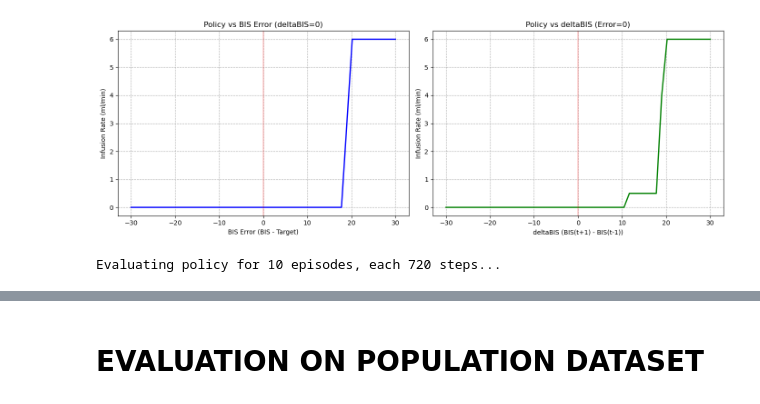
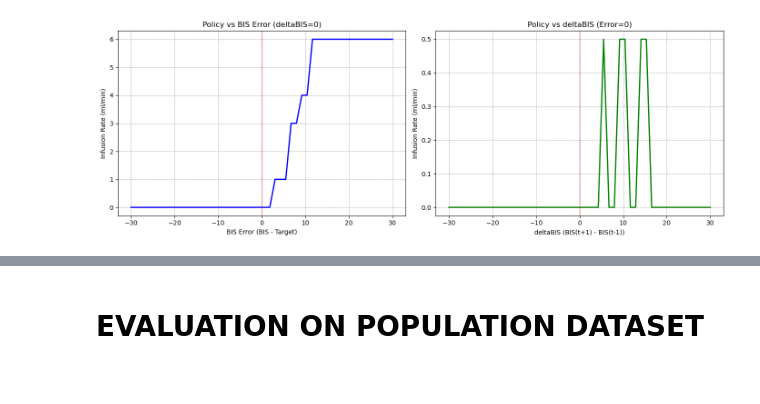
Before and after one commit to codinghaytam/anesthesia, a Jupyter notebook: Dp-value-bis-deltabis.ipynb, the cells around one changed output, grey strips where cells are left out. Drawn from its saved outputs; the diff is of its cells as text; code cells hidden in the pictures.

Commit message:
model retraining and removing bad scripts
- removing script that have as a goal to reduce training time
- fixing issues with training code
- retraining the models
- metrics are stored in json now

```diff
--- a/Dp-value-bis-deltabis.ipynb
+++ b/Dp-value-bis-deltabis.ipynb
@@ -7,9 +7,12 @@ from pathlib import Path
 # TRAINING CONFIGURATION
 # ============================================================================
 
-EPISODES = 100000
+EPISODES = 1000000
 GAMMA = 0.69
-
+STEPS_PER_EPISODE = 120
+FORCE_RETRAIN = True
+MIN_EPISODES_BEFORE_STOP = 50
+CONVERGENCE_TOL = 1e-6
 # ============================================================================
 # PK/PD PARAMETERS (Schnider Model)
 # ============================================================================
@@ -26,7 +29,7 @@ BIS_TARGET = 50.0
 
 ACTIONS = [0.0, 0.5, 1.0, 2.0, 3.0, 4.0, 6.0]
 BINS_PER_FEAT = 10
-NUM_STATES = BINS_PER_FEAT**2  # 100 states
+NUM_STATES = BINS_PER_FEAT**6  # 1,000,000 states (6 fuzzy features, each with 10 bins)
 
 # ============================================================================
 # EVALUATION CONFIGURATION
@@ -64,28 +67,27 @@ def get_fuzzy_features(bis_error, deltabis):
     """Build fuzzy features from BIS error and deltaBIS."""
     error_scaled = np.clip(bis_error / 20.0, -1, 1)
     mu_error_neg = max(0, -error_scaled)
+    mu_error_zero = max(0, 1.0 - abs(error_scaled))
     mu_error_pos = max(0, error_scaled)
 
     delta_scaled = np.clip(deltabis / 20.0, -1, 1)
     mu_delta_neg = max(0, -delta_scaled)
+    mu_delta_zero = max(0, 1.0 - abs(delta_scaled))
     mu_delta_pos = max(0, delta_scaled)
 
-    return np.array([mu_error_neg, mu_error_pos, mu_delta_neg, mu_delta_pos])
+    return np.array([mu_error_neg, mu_error_zero, mu_error_pos, mu_delta_neg, mu_delta_zero, mu_delta_pos])
 
 
 def state_to_idx(features):
     """Map fuzzy features to integer state index in [0, NUM_STATES-1]."""
     features = np.asarray(features)
-    if features.shape != (4,):
-        raise ValueError(f"features must be length-4 vector, got shape {features.shape}")
+    if features.shape != (6,):
+        raise ValueError(f"features must be length-6 vector, got shape {features.shape}")
 
-    error_feat = (features[1] - features[0]) * (BINS_PER_FEAT - 1)
-    delta_feat = (features[3] - features[2]) * (BINS_PER_FEAT - 1)
-
-    error_bin = int(np.clip(error_feat, 0, BINS_PER_FEAT - 1))
-    delta_bin = int(np.clip(delta_feat, 0, BINS_PER_FEAT - 1))
-
-    idx = error_bin * BINS_PER_FEAT + delta_bin
+    bins = np.clip((features * (BINS_PER_FEAT - 1)), 0, BINS_PER_FEAT - 1).astype(int)
+    idx = 0
+    for b in bins:
+        idx = idx * BINS_PER_FEAT + int(b)
     return idx
 
 
@@ -106,27 +108,33 @@ print("DYNAMIC PROGRAMMING: Value Iteration (BIS Error + deltaBIS)")
 print("=" * 70)
 
 loaded_V = None
-if DP_PATH.exists():
+if DP_PATH.exists() and not FORCE_RETRAIN:
     try:
         data = np.load(DP_PATH)
         loaded_V = data["V"]
         print(f"✓ Found existing agent at {DP_PATH}, will warm-start Value Iteration.")
     except Exception as e:
         print(f"Could not load existing agent: {e}")
+elif DP_PATH.exists() and FORCE_RETRAIN:
+    print(f"↺ FORCE_RETRAIN=True: ignoring existing agent at {DP_PATH} and training from scratch.")
 
 print("\nComputing Transition Matrix (P) and Rewards (R)...")
 P = np.zeros((NUM_STATES, len(ACTIONS)), dtype=int)
 R = np.zeros((NUM_STATES, len(ACTIONS)))
 
 for s in range(NUM_STATES):
-    error_bin = s // BINS_PER_FEAT
-    delta_bin = s % BINS_PER_FEAT
+    bins = np.array([
+        s // (BINS_PER_FEAT**5),
+        (s // (BINS_PER_FEAT**4)) % BINS_PER_FEAT,
+        (s // (BINS_PER_FEAT**3)) % BINS_PER_FEAT,
+        (s // (BINS_PER_FEAT**2)) % BINS_PER_FEAT,
+        (s // BINS_PER_FEAT) % BINS_PER_FEAT,
+        s % BINS_PER_FEAT,
+    ], dtype=float)
+    features = bins / (BINS_PER_FEAT - 1)
 
-    error_feat = (error_bin / (BINS_PER_FEAT - 1)) if BINS_PER_FEAT > 1 else 0.5
-    delta_feat = (delta_bin / (BINS_PER_FEAT - 1)) if BINS_PER_FEAT > 1 else 0.5
-
-    bis_error = (error_feat * 2 - 1) * 30
-    deltabis = (delta_feat * 2 - 1) * 30
+    bis_error = (features[2] - features[0]) * 30
+    deltabis = (features[5] - features[3]) * 30
 
     for a_idx, infusion in enumerate(ACTIONS):
         bis_error_next = bis_error - (infusion / max(ACTIONS)) * 15
@@ -149,17 +157,26 @@ if loaded_V is not None and loaded_V.shape == (NUM_STATES,):
 else:
     V = np.zeros(NUM_STATES)
 
-for i in range(EPISODES):
-    V_old = V.copy()
-    Q_vals = R + GAMMA * V[P]
-    V = np.max(Q_vals, axis=1)
+for ep in range(EPISODES):
+    converged = False
+    max_delta = 0.0
 
-    if np.max(np.abs(V - V_old)) < 1e-4:
-        print(f"✓ Converged at iteration {i}")
+    for step in range(STEPS_PER_EPISODE):
+        V_old = V.copy()
+        Q_vals = R + GAMMA * V[P]
+        V = np.max(Q_vals, axis=1)
+
+        max_delta = np.max(np.abs(V - V_old))
+        if max_delta < CONVERGENCE_TOL and (ep + 1) >= MIN_EPISODES_BEFORE_STOP:
+            print(f"✓ Converged at episode {ep + 1}, step {step + 1} (tol={CONVERGENCE_TOL})")
+            converged = True
+            break
+
+    if (ep + 1) % 100 == 0:
+        print(f"  Episode {ep + 1}/{EPISODES}, step {step + 1}/{STEPS_PER_EPISODE}, max change: {max_delta:.6f}")
+
+    if converged:
         break
-
-    if (i + 1) % 100 == 0:
-        print(f"  Iteration {i+1}, max change: {np.max(np.abs(V - V_old)):.6f}")
 
 print("\nExtracting optimal policy...")
 Q_vals = R + GAMMA * V[P]
@@ -230,6 +247,5 @@ Executing Value Iteration...
 
 Extracting optimal policy...
 
 ✓ Saved DP agent to artifacts\dp_bis_deltabis_agent.npz
-[figure, old version]
+[figure, new version]
-Evaluating policy for 10 episodes, each 720 steps...
```
Also changed, not shown: parts of 3 cells of this notebook, 42 other files.
